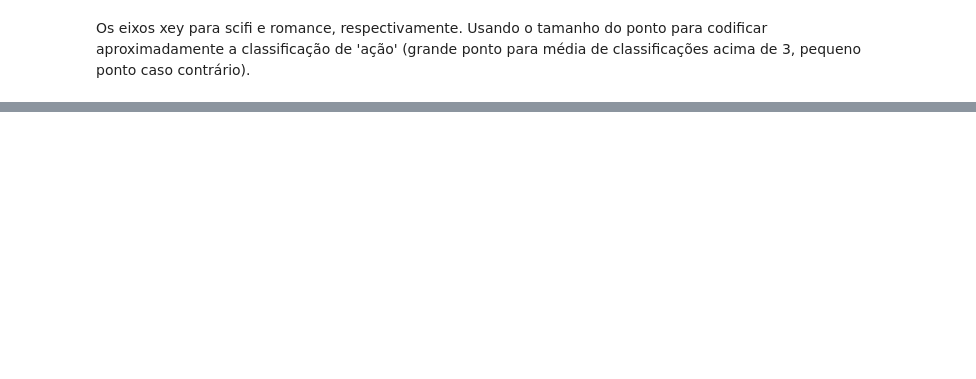
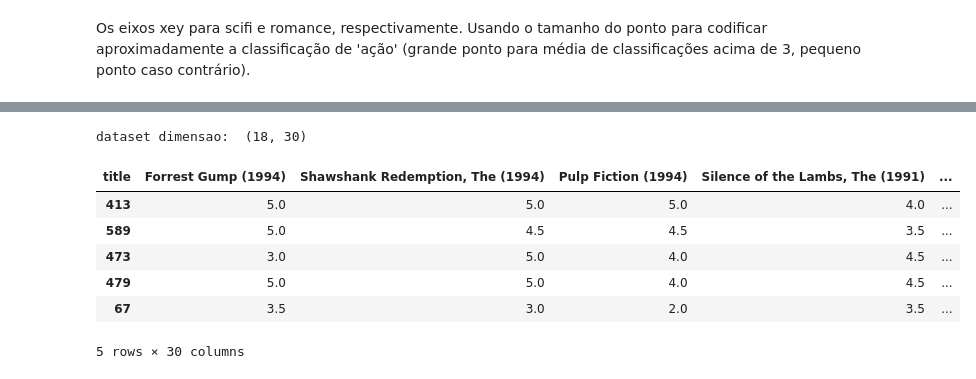
Before and after one commit to helio69/Netflix, a Jupyter notebook: PojetoNetflix/Netflix_Kmeansclustering.ipynb, the cells around one changed output, grey strips where cells are left out. Saved outputs shown, nothing was run; the diff lists cells and outputs as text; code cells hidden in the pictures; blank space fills up the shorter version.

```diff
--- a/PojetoNetflix/Netflix_Kmeansclustering.ipynb
+++ b/PojetoNetflix/Netflix_Kmeansclustering.ipynb
@@ -244,0 +271,17 @@ Os eixos xey para scifi e romance, respectivamente. Usando o tamanho do ponto pa
+# %%
+#aqui eu defino o tamanho da matriz que quero
+n_movies = 30
+n_users = 18
+most_rated_movies_users_selection = helper.sort_by_rating_density(user_movie_ratings, n_movies, n_users)
+
+print('dataset dimensao: ', most_rated_movies_users_selection.shape)
+most_rated_movies_users_selection.head()
+# %% [output]
+dataset dimensao:  (18, 30)
+| title | Forrest Gump (1994) | Shawshank Redemption, The (1994) | Pulp Fiction (1994) | Silence of the Lambs, The (1991) | ... |
+| 413 | 5.0 | 5.0 | 5.0 | 4.0 | ... |
+| 589 | 5.0 | 4.5 | 4.5 | 3.5 | ... |
+| 473 | 3.0 | 5.0 | 4.0 | 4.5 | ... |
+| 479 | 5.0 | 5.0 | 4.0 | 4.5 | ... |
+| 67 | 3.5 | 3.0 | 2.0 | 3.5 | ... |
+5 rows × 30 columns
```
Also changed, not shown: parts of 11 cells of this notebook, 1 other file.
